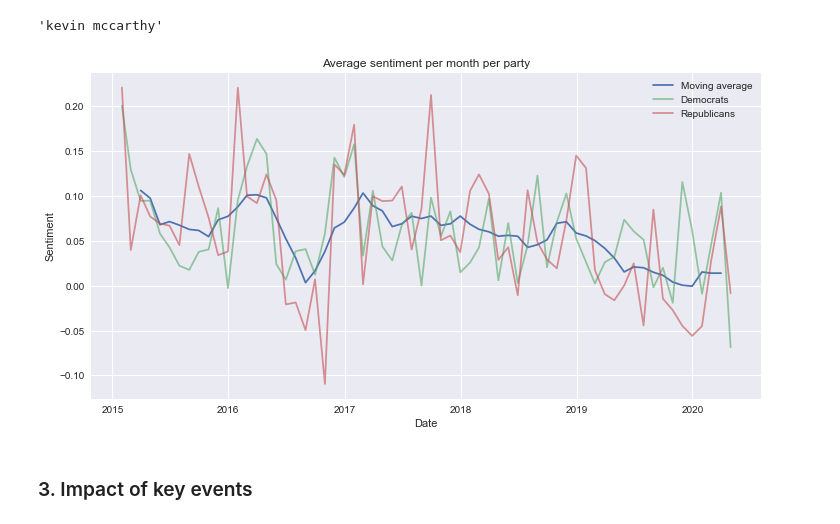
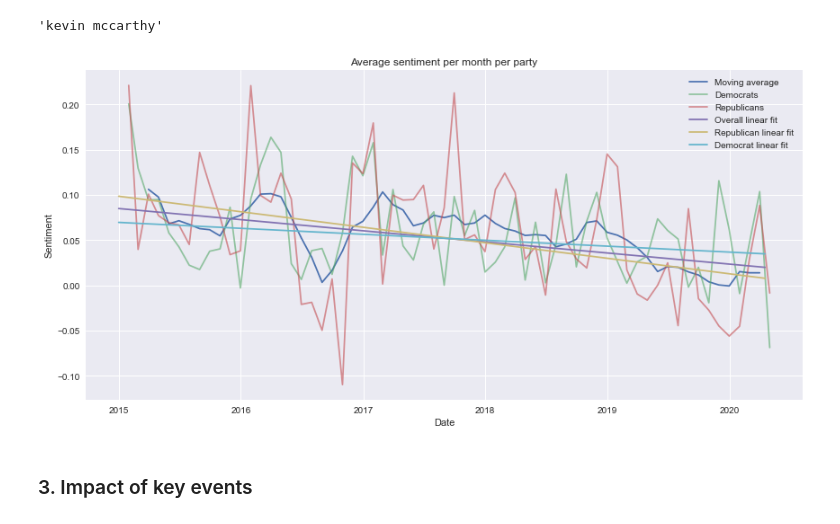
Before and after one commit to epfl-ada/ada-2021-project-apa, a Jupyter notebook: temp_datastory.ipynb, the cells around one changed output. Cells and saved outputs as stored; diff of their text form; code cells hidden in the pictures.

```diff
--- a/temp_datastory.ipynb
+++ b/temp_datastory.ipynb
@@ -75,26 +75,43 @@ g_ma = g_all.rolling(5, center=True, closed="both").mean()
 g = pd.DataFrame(df.set_index("date").groupby([pd.Grouper(freq="M"), "parties"])["compound"].mean()).reset_index("parties")
 g_dem = g[g["parties"] == "Democrat"]
 g_rep = g[g["parties"] == "Republican"]
+
+x = np.arange(0, 1932 + 1, step=1, dtype=int)
+y_all = -3.364e-5 * x + 0.0850
+y_rep = -4.695e-5 * x + 0.0986
+y_dem = -1.800e-5 * x + 0.0697
+
+x_dates = [pd.Timestamp('2015-01-01 00:00:00') + pd.Timedelta(offset, 'D') for offset in x]
 # %%
 # Plot average score per month and party
 fig, ax = plt.subplots(figsize=(12, 6))
 
 ax.plot(g_ma.index, g_ma, label="Moving average", alpha=1)
 ax.plot(g_dem.index, g_dem["compound"], label="Democrats", alpha=0.6)
 ax.plot(g_rep.index, g_rep["compound"], label="Republicans", alpha=0.6)
 
 plt.title("Average sentiment per month per party")
 plt.xlabel("Date")
 plt.ylabel("Sentiment")
 
 plt.legend()
 
 fname = f"./figures/2.average_month_party.png"
 plt.savefig(fname)
 
+ax.plot(x_dates, y_all, label='Overall linear fit')
+ax.plot(x_dates, y_rep, label='Republican linear fit')
+ax.plot(x_dates, y_dem, label='Democrat linear fit')
+
+plt.legend()
+fig.tight_layout()
+
+fname = f"./figures/3.3.average_month_party_with_linear_fits.png"
+plt.savefig(fname)
+
 plt.show()
 # %% [output]
-[figure, old version]
+[figure, new version]
 # %% [markdown]
 ### 3. Impact of key events
 # %%
```
Also changed, not shown: 5 other files.
